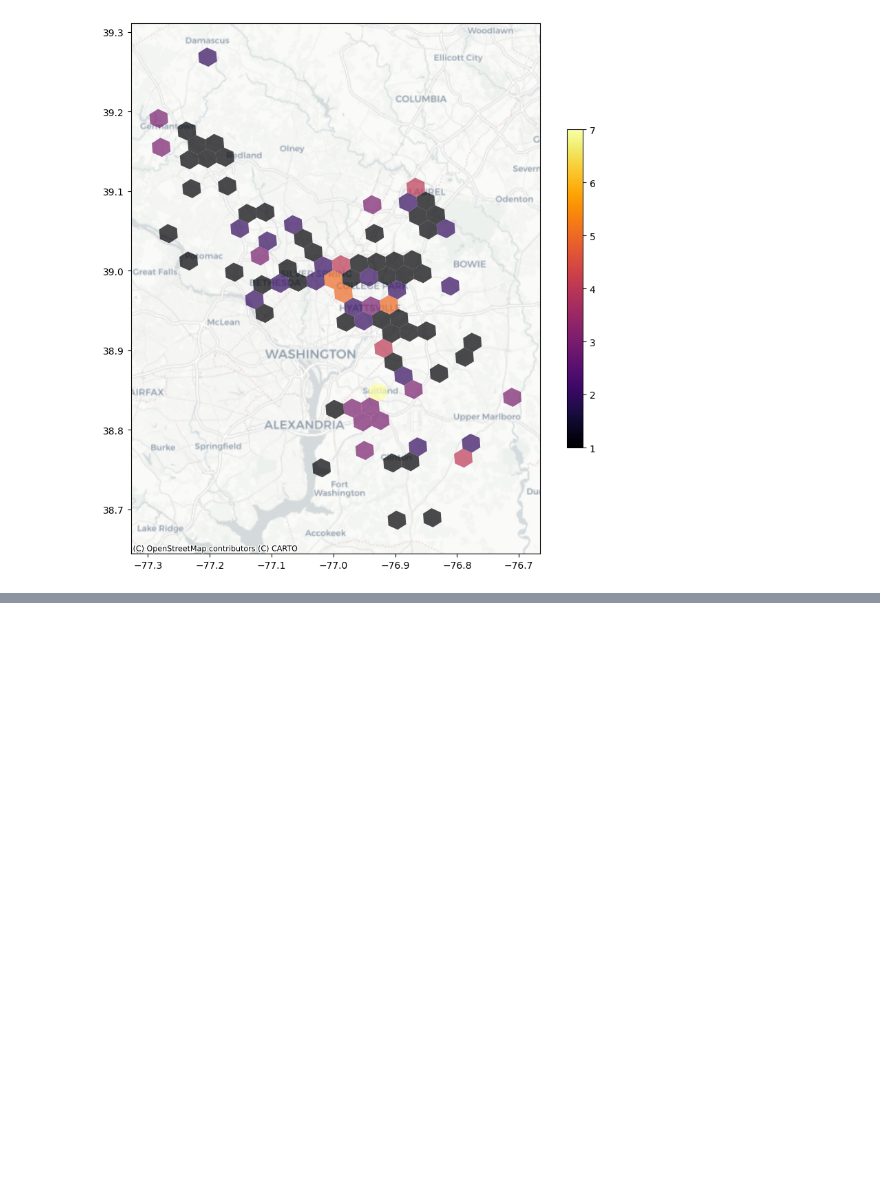
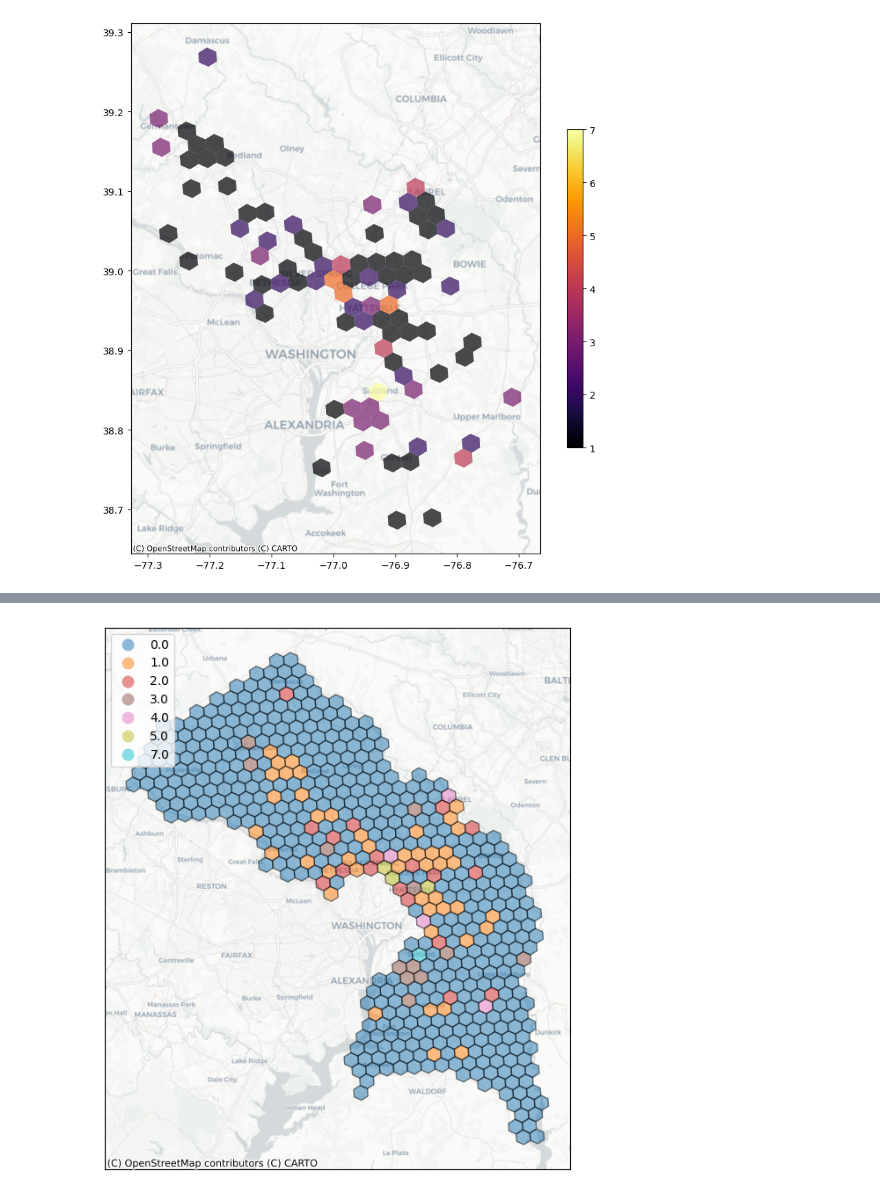
Before and after one commit to emmafurth/SewerRepairDataAnalysisProject, a Jupyter notebook: EDA/WSSC_Alert_H3_EDA.ipynb, the cells around one changed output, grey strips where cells are left out. Drawn from its saved outputs; the diff is of its cells as text; code cells hidden in the pictures; blank space fills up the shorter version.

```diff
--- a/EDA/WSSC_Alert_H3_EDA.ipynb
+++ b/EDA/WSSC_Alert_H3_EDA.ipynb
@@ -544,3 +544,6 @@ m
 # If you're using vscode and get a message about need to trust this notebook, or if the basemap doesn't load correctly, try adding an empty markdown cell after this (or delete and recreate, if one already exists)
 # %% [output]
 [interactive output not drawn]
+# %%
+h3_07_df = geopandas.read_file("qGIS/h3_07.gpkg")
+h3_07_df.head()
@@ -546,0 +557,3 @@ m
+# %%
+joined_df = h3_07_df.join(wssc_alerts_agg.set_index("h3_07").drop(columns=["geometry"]), on="index").fillna(0)
+joined_df.head()
@@ -546,0 +567,4 @@ m
+# %%
+plot_df(joined_df, column="count")
+# %% [output]
+[figure, added]
```
Also changed, not shown: parts of 6 cells of this notebook, 1 other file.
